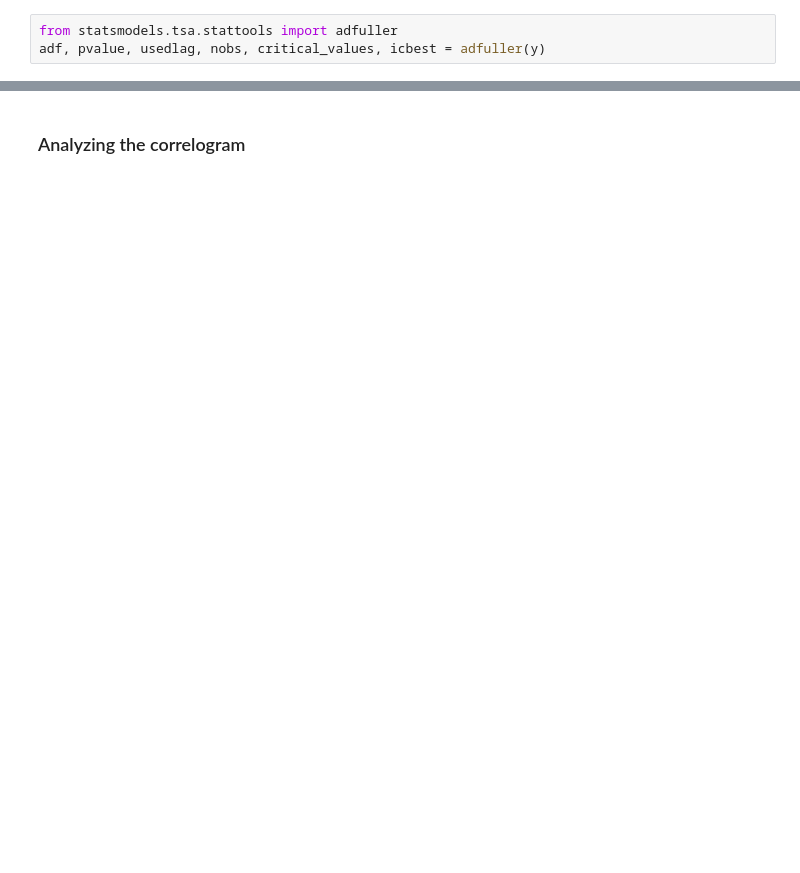
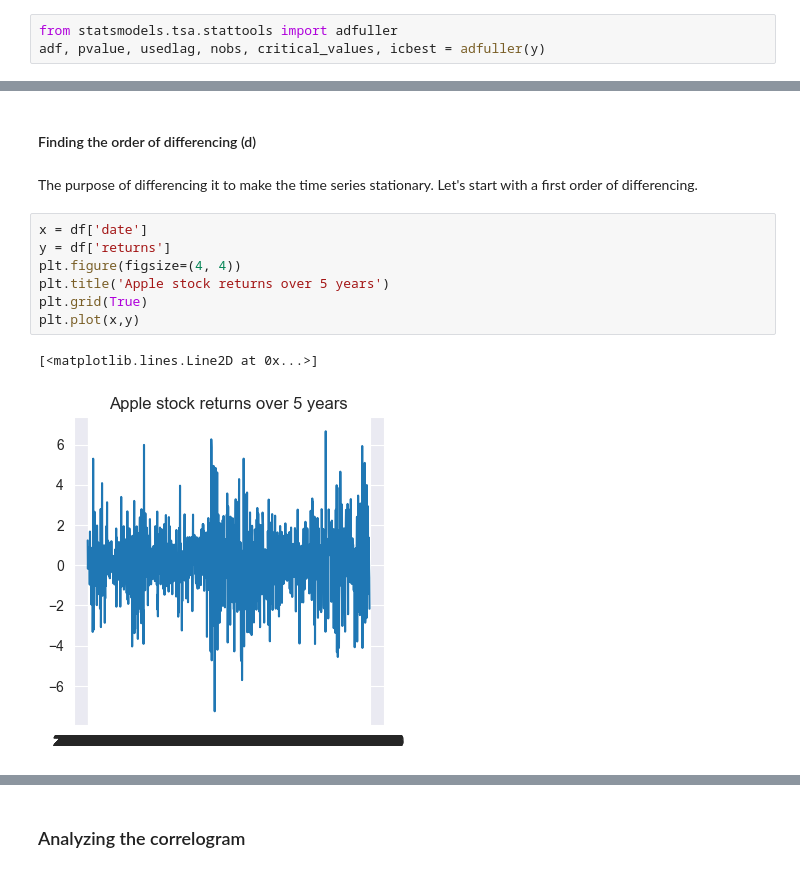
Before and after one commit to killianvervelle/Financial-Forecasting-with-Timeseries, a Jupyter notebook: AnSeqDa_projet.ipynb, the cells around one changed output, grey strips where cells are left out. Drawn from its saved outputs; the diff is of its cells as text; blank space fills up the shorter version.

```diff
--- a/AnSeqDa_projet.ipynb
+++ b/AnSeqDa_projet.ipynb
@@ -106,0 +147,14 @@ print(pvalue)
+# %% [markdown]
+#### Finding the order of differencing (d)
+# %% [markdown]
+The purpose of differencing it to make the time series stationary. Let's start with a first order of differencing.
+# %%
+x = df['date']
+y = df['returns']
+plt.figure(figsize=(4, 4))
+plt.title('Apple stock returns over 5 years')
+plt.grid(True)
+plt.plot(x,y)
+# %% [output]
+[<matplotlib.lines.Line2D at 0x...>]
+[figure, added]
```
Also changed, not shown: parts of 66 cells of this notebook, 2 other files.
